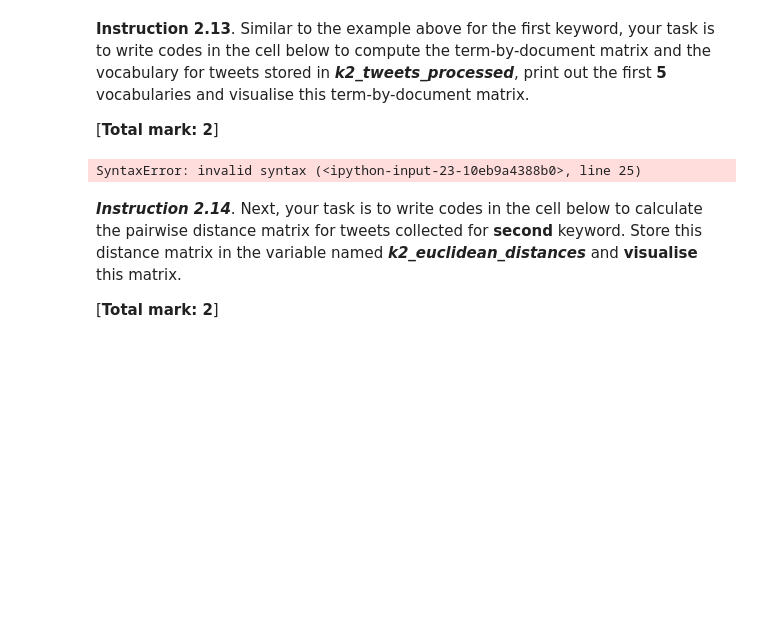
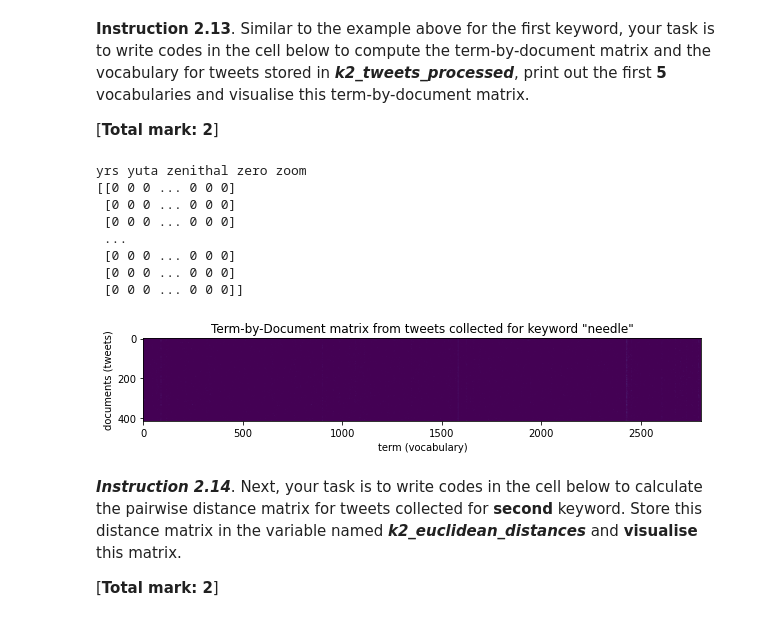
Before and after one commit to ibb2/Assingment2-SIT112, a Jupyter notebook: Assignment2_notebook.ipynb, the cells around one changed output. Drawn from its saved outputs; the diff is of its cells as text; code cells hidden in the pictures; blank space fills up the shorter version.

```diff
--- a/Assignment2_notebook.ipynb
+++ b/Assignment2_notebook.ipynb
@@ -510,11 +444,11 @@ k1_tweets, k2_tweets and k3_tweets and store the results in the new variables
 k1_tweets_filtered, k2_tweets_filtered and k3_tweets_filtered respectively
 '''
 # INSERT YOUR CODE HERE
-k1_tweets_filtered = [l['text'] for l in k1_tweets if len(l['text']) >= 50]
+k1_tweets_filtered = [l for l in k1_tweets if len(l['text']) >= 50]
 
-k2_tweets_filtered = [l['text'] for l in k2_tweets if len(l['text']) >= 50]
+k2_tweets_filtered = [l for l in k2_tweets if len(l['text']) >= 50]
 
-k3_tweets_filtered = [l['text'] for l in k3_tweets if len(l['text']) >= 50]
+k3_tweets_filtered = [l for l in k3_tweets if len(l['text']) >= 50]
 
 
 # these lines below print the number of tweets for each keyword before and after filtered.
@@ -696,11 +622,9 @@ for i in range(len(k3_tweets_filtered.keys())):
 k1_tweets_processed = []
 k2_tweets_processed = []
 k3_tweets_processed = []
-for i in range(len(k1_tweets_filtered.keys())):
+for i in range(len(k1_tweets_filtered)):
      k1_tweets_processed.append(pre_process(k1_tweets_filtered[i]['text']))
-for i in range(len(k2_tweets_filtered.keys())):
+for i in range(len(k2_tweets_filtered)):
      k2_tweets_processed.append(pre_process(k2_tweets_filtered[i]['text']))
-for i in range(len(k3_tweets_filtered.keys())):
+for i in range(len(k3_tweets_filtered)):
      k3_tweets_processed.append(pre_process(k3_tweets_filtered[i]['text']))
-
-print(k1_tweets_processed)
@@ -947,31 +914,39 @@ NameError: name 'plt' is not defined
 # %%
 # YOU ARE REQUIRED TO INSERT YOUR CODE IN THIS CELL
 '''
 Write your codes to compute the term-by-document matrix and the vocabulary for tweets stored
 in k2_tweets_processed
 '''
 # INSERT YOUR CODE HERE
 k2_termdoc, k2_vocab = construct_termdoc(k2_tweets_processed)
 '''
 Write your code print out the first 5 vocabularies
 '''
 # INSERT YOUR CODE HERE
 print(' '.join(k2_vocab[-5:])) # print out only the first 5 vocabulary entries
 
 '''
 Write your code to visualise the term-by-document matrix
 '''
 # INSERT YOUR CODE HERE
 # visualise the term-by-document matrix
 fig, ax = plt.subplots(figsize=(10, 5))
 ax.imshow(k2_termdoc)
 ax.set_xlabel('term (vocabulary)')
 ax.set_ylabel('documents (tweets)')
-ax.set_title('Term-by-Document matrix from tweets collected for keyword \"{}\"'.format(keyword)
+ax.set_title('Term-by-Document matrix from tweets collected for keyword \"{}\"'.format(keywords[1]))
 
 print(k2_termdoc)
 # %% [output]
-SyntaxError: invalid syntax (<ipython-input-23-10eb9a4388b0>, line 25)
+yrs yuta zenithal zero zoom
+[[0 0 0 ... 0 0 0]
+ [0 0 0 ... 0 0 0]
+ [0 0 0 ... 0 0 0]
+ ...
+ [0 0 0 ... 0 0 0]
+ [0 0 0 ... 0 0 0]
+ [0 0 0 ... 0 0 0]]
+[figure, added]
 # %% [markdown]
 ***Instruction 2.14***. Next, your task is to write codes in the cell below to calculate the pairwise distance matrix for tweets collected for **second** keyword. Store this distance matrix in the variable named ***k2_euclidean_distances*** and **visualise** this matrix.
 
```
Also changed, not shown: parts of 23 cells of this notebook.
